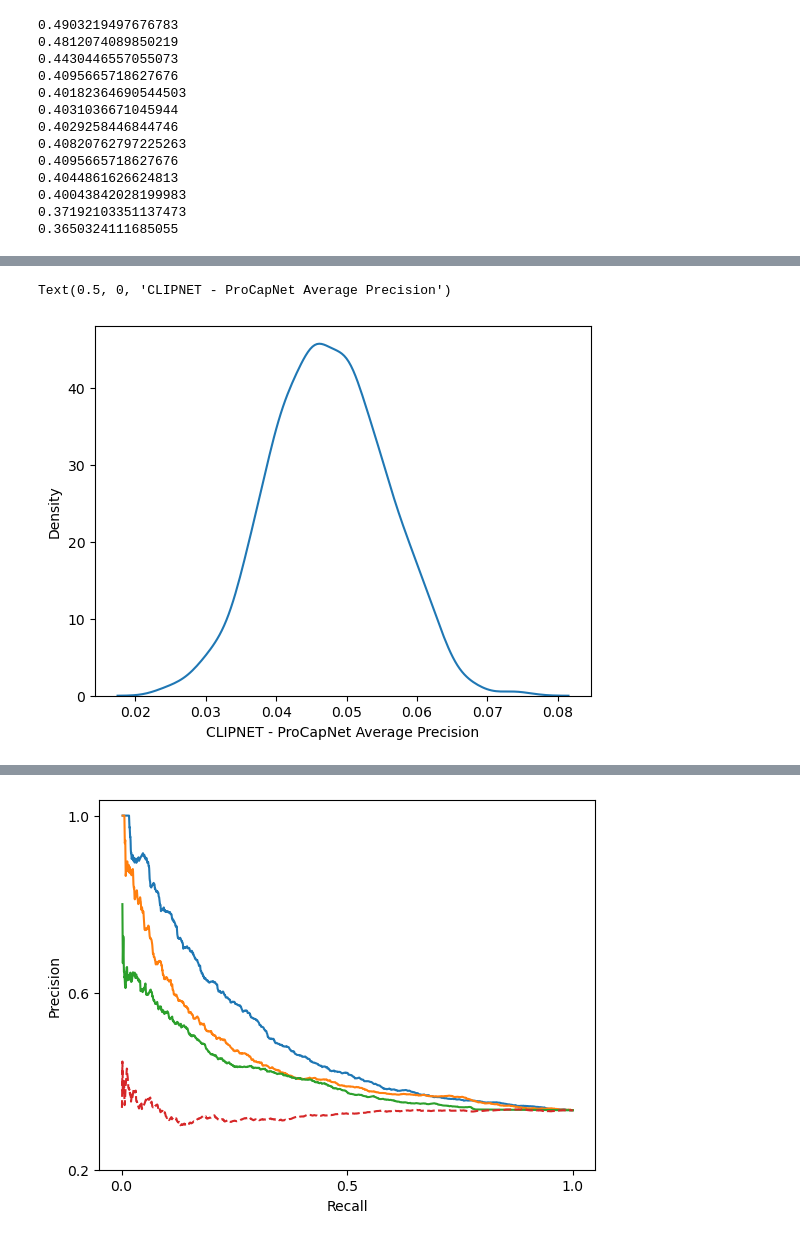
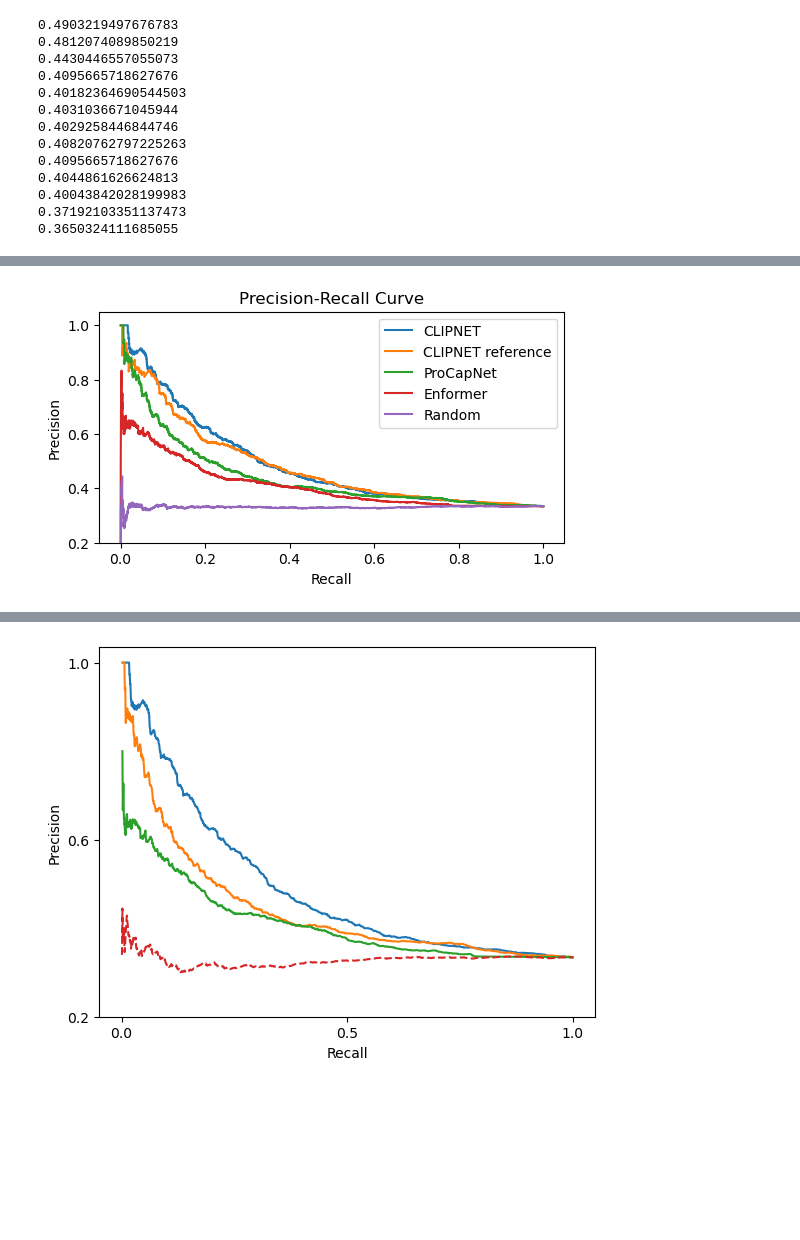
Before and after one commit to Danko-Lab/clipnet_k562, a Jupyter notebook: siraj_mpra/emvar_prediction_all_evals.ipynb, the cells around one changed output, grey strips where cells are left out. Saved outputs shown, nothing was run; the diff lists cells and outputs as text; code cells hidden in the pictures; blank space fills up the shorter version.

```diff
--- a/siraj_mpra/emvar_prediction_all_evals.ipynb
+++ b/siraj_mpra/emvar_prediction_all_evals.ipynb
@@ -169,6 +186,0 @@ TtestResult(statistic=-55.573920463952454, pvalue=6.678219947583578e-308, df=999
-# %%
-sns.kdeplot(np.array(clipnet_map_bootstrap) - np.array(procapnet_map_bootstrap))
-plt.xlabel("CLIPNET - ProCapNet Average Precision")
-# %% [output]
-Text(0.5, 0, 'CLIPNET - ProCapNet Average Precision')
-[figure, removed]
@@ -175,3 +231,21 @@ Text(0.5, 0, 'CLIPNET - ProCapNet Average Precision')
+# %%
+fig = plt.figure(figsize=(6, 3))
+ax = fig.add_subplot(1, 1, 1)
+
+# Plot Precision-Recall Curve
+plt.plot(recall, precision)
+plt.plot(recall1, precision1)
+plt.plot(recall2, precision2)
+plt.plot(recall3, precision3)
+plt.plot(rand_recall, rand_precision)#, linestyle='--')
+plt.ylim(0.2, 1.05)
+plt.xlabel('Recall')
+plt.ylabel('Precision')
+plt.title('Precision-Recall Curve')
+plt.legend(["CLIPNET", "CLIPNET reference", "ProCapNet", "Enformer", "Random"])
+plt.savefig("img/emVar_prc.pdf")
+# %% [output]
+[figure, added]
 # %%
 # Compute precision and recall
 precision, recall, _ = precision_recall_curve(data.emVar_K562, data.log2fc_clipnet_ensemble ** 2)
```
Also changed, not shown: parts of 10 cells of this notebook, 10 other files.
